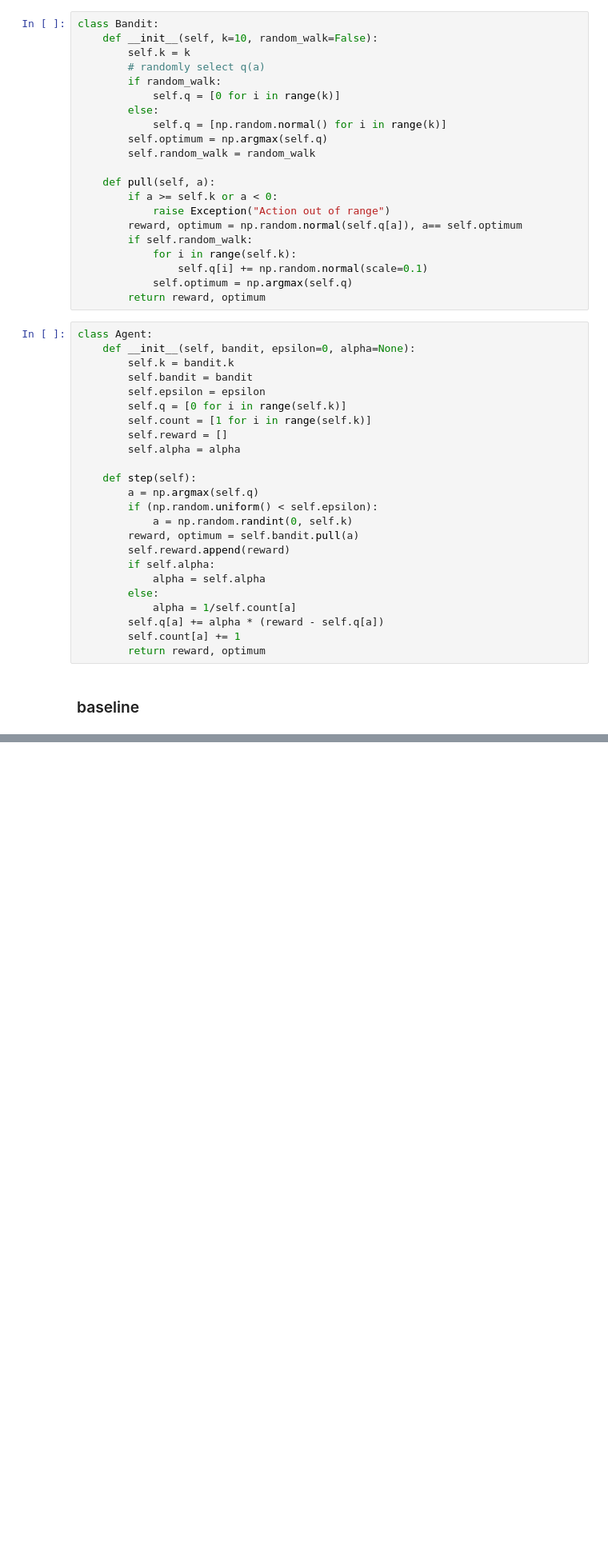
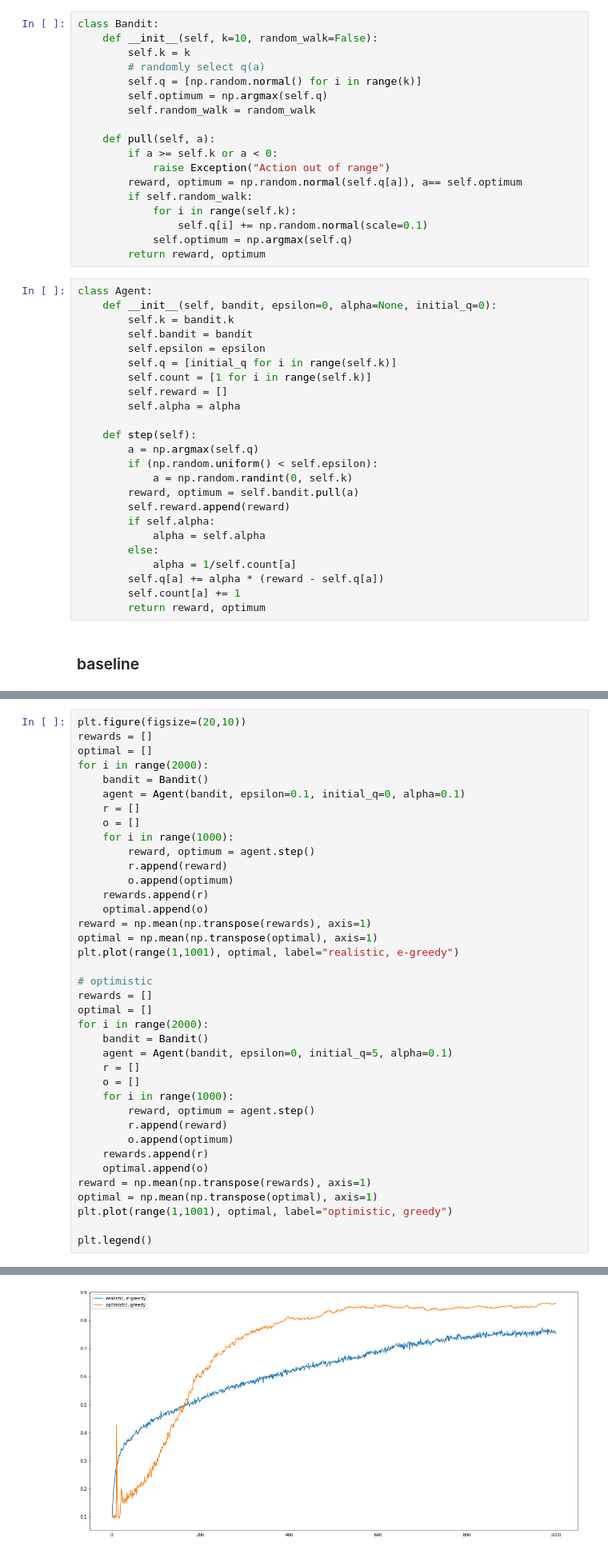
Before and after one commit to kai32/ReinforcementLearning, a Jupyter notebook: exercise 2.3.ipynb, the cells around one changed output, grey strips where cells are left out. Shown at 80% size. Saved outputs shown, nothing was run; the diff lists cells and outputs as text; blank space fills up the shorter version.

```diff
--- a/exercise 2.3.ipynb
+++ b/exercise 2.3.ipynb
@@ -9,10 +11,7 @@ class Bandit:
     def __init__(self, k=10, random_walk=False):
         self.k = k
         # randomly select q(a)
-        if random_walk:
-            self.q = [0 for i in range(k)]
-        else:
-            self.q = [np.random.normal() for i in range(k)]
+        self.q = [np.random.normal() for i in range(k)]
         self.optimum = np.argmax(self.q)
         self.random_walk = random_walk
 
@@ -27,11 +26,11 @@ class Bandit:
         return reward, optimum
 # %%
 class Agent:
-    def __init__(self, bandit, epsilon=0, alpha=None):
+    def __init__(self, bandit, epsilon=0, alpha=None, initial_q=0):
         self.k = bandit.k
         self.bandit = bandit
         self.epsilon = epsilon
-        self.q = [0 for i in range(self.k)]
+        self.q = [initial_q for i in range(self.k)]
         self.count = [1 for i in range(self.k)]
         self.reward = []
         self.alpha = alpha
@@ -128,0 +131,39 @@ plt.legend()
+# %%
+plt.figure(figsize=(20,10))
+rewards = []
+optimal = []
+for i in range(2000):
+    bandit = Bandit()
+    agent = Agent(bandit, epsilon=0.1, initial_q=0, alpha=0.1)
+    r = []
+    o = []
+    for i in range(1000):
+        reward, optimum = agent.step()
+        r.append(reward)
+        o.append(optimum)
+    rewards.append(r)
+    optimal.append(o)
+reward = np.mean(np.transpose(rewards), axis=1)
+optimal = np.mean(np.transpose(optimal), axis=1)
+plt.plot(range(1,1001), optimal, label="realistic, e-greedy")
+
+# optimistic
+rewards = []
+optimal = []
+for i in range(2000):
+    bandit = Bandit()
+    agent = Agent(bandit, epsilon=0, initial_q=5, alpha=0.1)
+    r = []
+    o = []
+    for i in range(1000):
+        reward, optimum = agent.step()
+        r.append(reward)
+        o.append(optimum)
+    rewards.append(r)
+    optimal.append(o)
+reward = np.mean(np.transpose(rewards), axis=1)
+optimal = np.mean(np.transpose(optimal), axis=1)
+plt.plot(range(1,1001), optimal, label="optimistic, greedy")
+
+plt.legend()
+# %% [output]
@@ -128,0 +171 @@ plt.legend()
+[figure, added]
```
Also changed, not shown: parts of 3 cells of this notebook.
